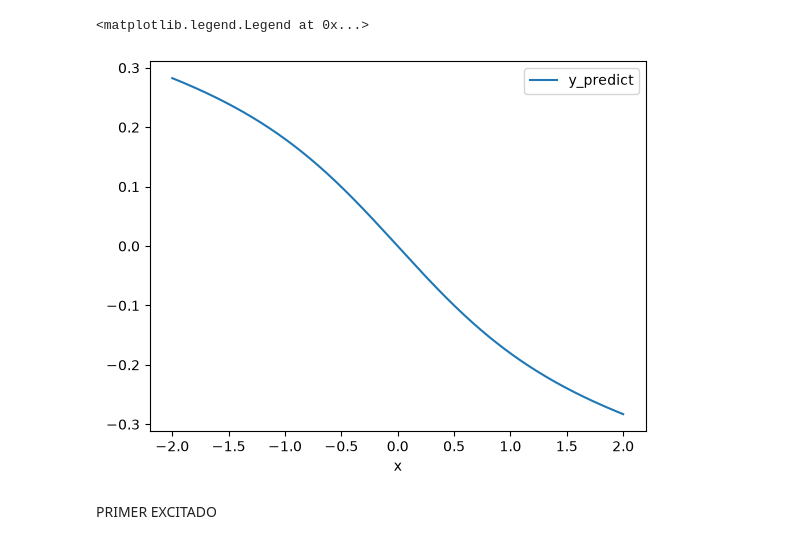
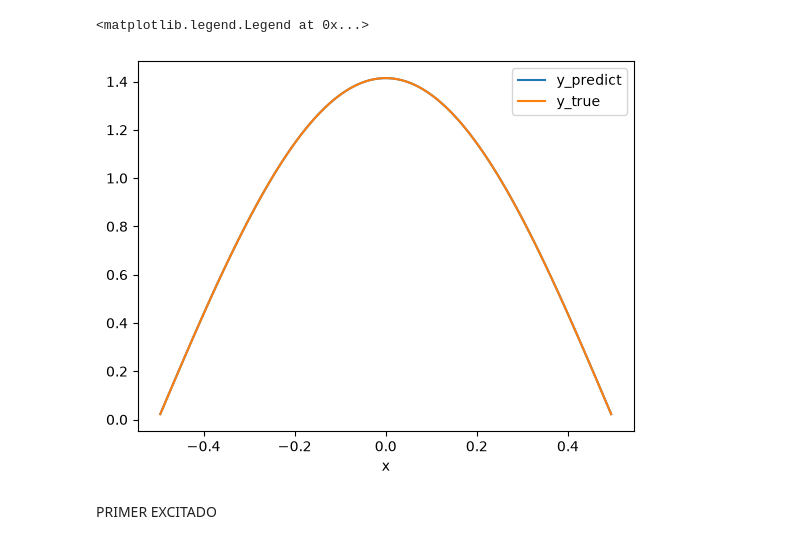
Before and after one commit to rubenfolch/PINNS, a Jupyter notebook: Pozo_infinito/Energy_estimation/Energy_estimation.ipynb, the cells around one changed output. Drawn from its saved outputs; the diff is of its cells as text; code cells hidden in the pictures.

```diff
--- a/Nueva carpeta/Pozo_finito.ipynb
+++ b/Pozo_infinito/Energy_estimation/Energy_estimation.ipynb
@@ -178,6 +175,9 @@ Model: "eve_pinn_11"
 # %%
 epochs = 2000 # 5000
-history = model.fit(x_train, batch_size=n_train, epochs=epochs,
+history = model.fit(x_train, y_train, batch_size=n_train, epochs=epochs,
                   callbacks=[checkpoint_callback])#Evidentemente sin validacion, tamaño del batch=n_train, cada batch es una epoca
+
+name='Estado_fundamental_pozo_infinito-1.keras'
+model.save(name)
 # %% [output]
 Epoch 1/2000
@@ -221,12 +227,7 @@ plt.show()
 # %%
 #model=keras.models.clone_model(name)
 #set_weights(get_weights())
-#hard=(x_train - xmin)*(xmax - x_train)/((xmax - xmin)**2/4)
-#print(np.shape(hard))
-#plt.plot(x_train,hard)
-#y_train = np.sqrt(2/1.0)*np.sin(np.pi*x/1.0)
+y_train = np.sqrt(2/1.0)*np.cos(np.pi*x_train/1.0)
 y_NN=model.predict(x_train)
-y_NN=np.reshape(y_NN,x_train.shape)
-print(np.shape(y_NN),np.shape(x_train))
-#y_NN=np.reshape(y_NN,n_train)
+y_NN=np.reshape(y_NN,n_train)
 # %% [output]
@@ -235,11 +235,11 @@ print(np.shape(y_NN),np.shape(x_train))
 # %%
-plt.plot(x_train,y_NN,label='y_predict')
-#plt.plot(x,-y_train,label='y_true')
+plt.plot(x_train,-y_NN,label='y_predict')
+plt.plot(x_train,y_train,label='y_true')
 plt.xlabel('x')
 plt.legend()
 # %% [output]
 <matplotlib.legend.Legend at 0x...>
-[figure, old version]
+[figure, new version]
 # %% [markdown]
 PRIMER EXCITADO
 # %%
```
Also changed, not shown: parts of 9 cells of this notebook, 17 other files.
